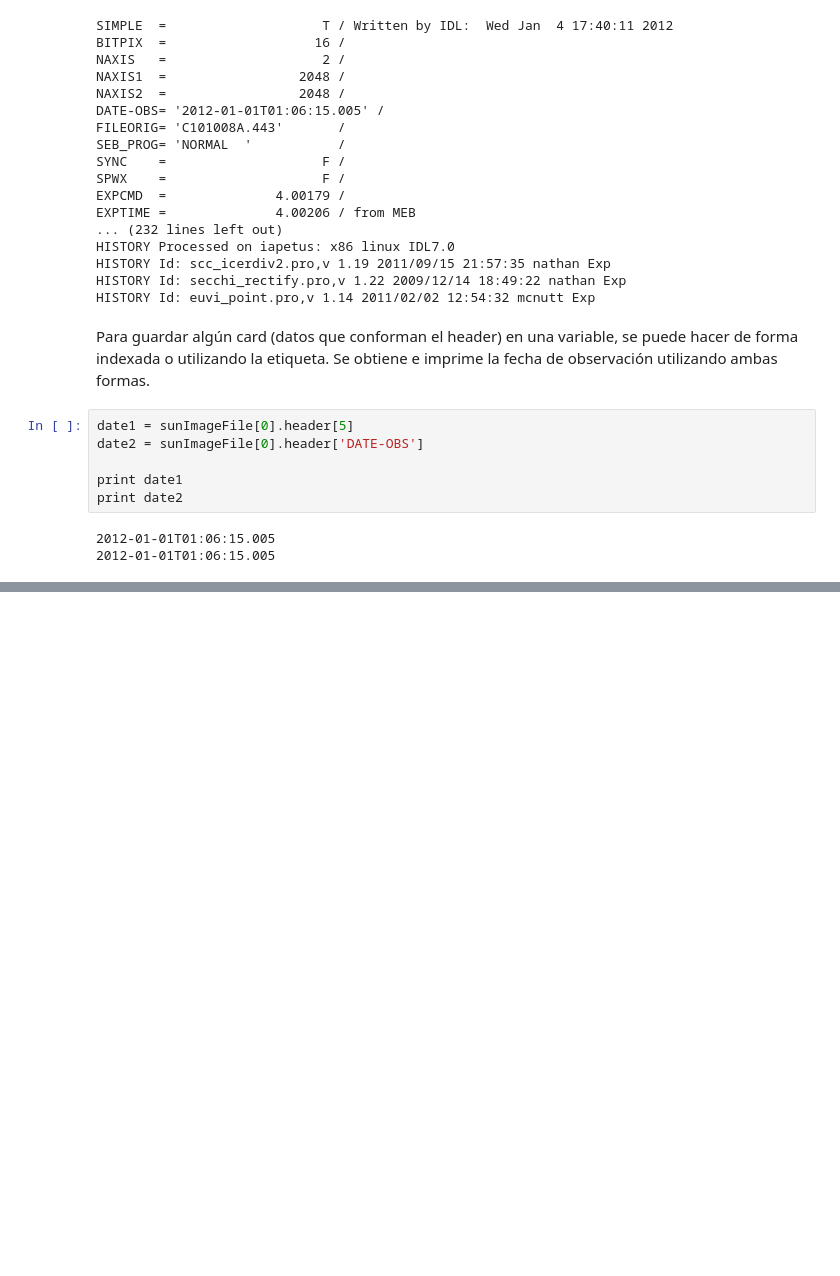
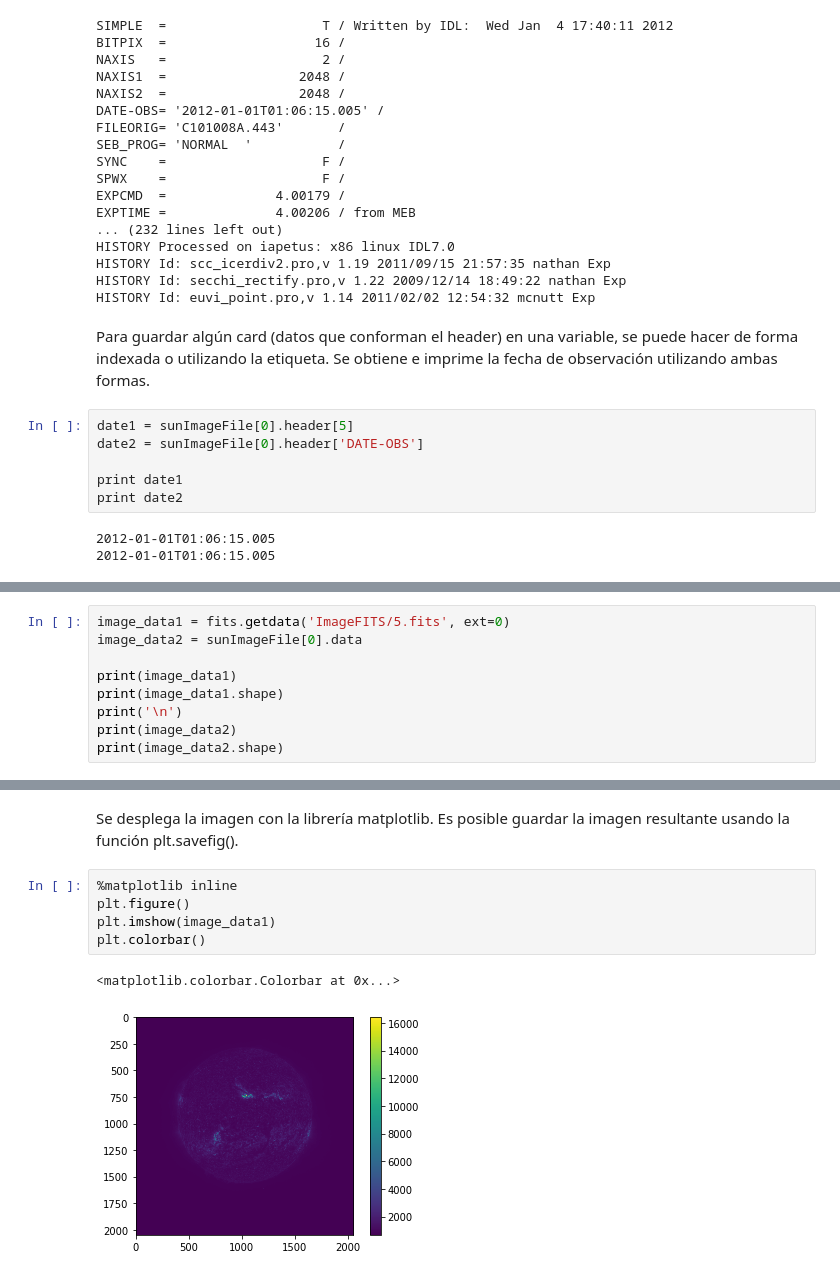
Before and after one commit to yasser26/HorasAsistente-I2018, a Jupyter notebook: ManejoArchivosFITS.ipynb, the cells around one changed output, grey strips where cells are left out. Drawn from its saved outputs; the diff is of its cells as text; blank space fills up the shorter version.

```diff
--- a/ManejoArchivosFITS.ipynb
+++ b/ManejoArchivosFITS.ipynb
@@ -71,0 +74,9 @@ print date2
+# %%
+image_data1 = fits.getdata('ImageFITS/5.fits', ext=0)
+image_data2 = sunImageFile[0].data
+
+print(image_data1)
+print(image_data1.shape)
+print('\n')
+print(image_data2)
+print(image_data2.shape)
@@ -71,0 +102,10 @@ print date2
+# %% [markdown]
+Se desplega la imagen con la librería matplotlib. Es posible guardar la imagen resultante usando la función plt.savefig().
+# %%
+%matplotlib inline
+plt.figure()
+plt.imshow(image_data1)
+plt.colorbar()
+# %% [output]
+<matplotlib.colorbar.Colorbar at 0x...>
+[figure, added]
```
Also changed, not shown: parts of 5 cells of this notebook, 6 other files.
